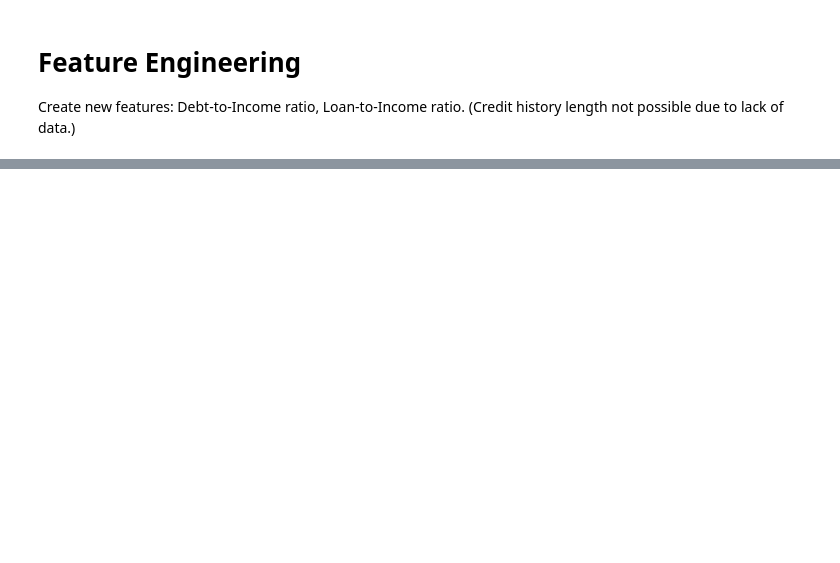
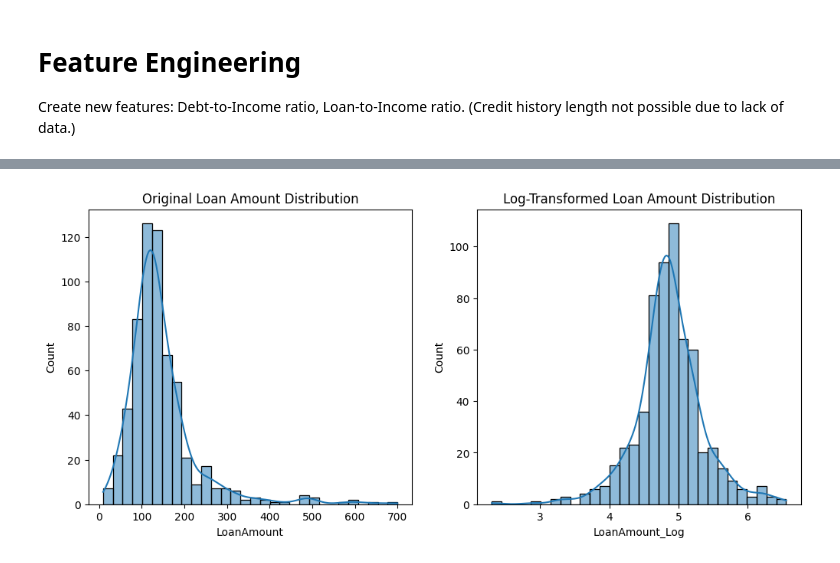
Before and after one commit to tamaxhh/AI-powered-default-risk-predictor-for-Fintech, a Jupyter notebook: Notebook/03_feature_engineering.ipynb, the cells around one changed output, grey strips where cells are left out. Drawn from its saved outputs; the diff is of its cells as text; code cells hidden in the pictures; blank space fills up the shorter version.

```diff
--- a/Notebook/03_feature_engineering.ipynb
+++ b/Notebook/03_feature_engineering.ipynb
@@ -42,3 +42,14 @@ data.head()
 | 2 | 1 | 1 | 0 | 0 | 1 | 3000 | 0.0 | ... |
 | 3 | 1 | 1 | 0 | 1 | 0 | 2583 | 2358.0 | ... |
 | 4 | 1 | 0 | 0 | 0 | 0 | 6000 | 0.0 | ... |
+# %%
+## A visual to show feature engineering impact on distributions
+import matplotlib.pyplot as plt
+import seaborn as sns
+fig, axes = plt.subplots(1, 2, figsize=(12, 5))
+sns.histplot(data['LoanAmount'], bins=30, ax=axes[0], kde
+=True).set_title('Original Loan Amount Distribution')
+sns.histplot(data['LoanAmount_Log'], bins=30, ax=axes[1], kde=True).set_title('Log-Transformed Loan Amount Distribution')
+plt.show()
+# %% [output]
+[figure, added]
```
Also changed, not shown: parts of 2 cells of this notebook, 5 other files.
